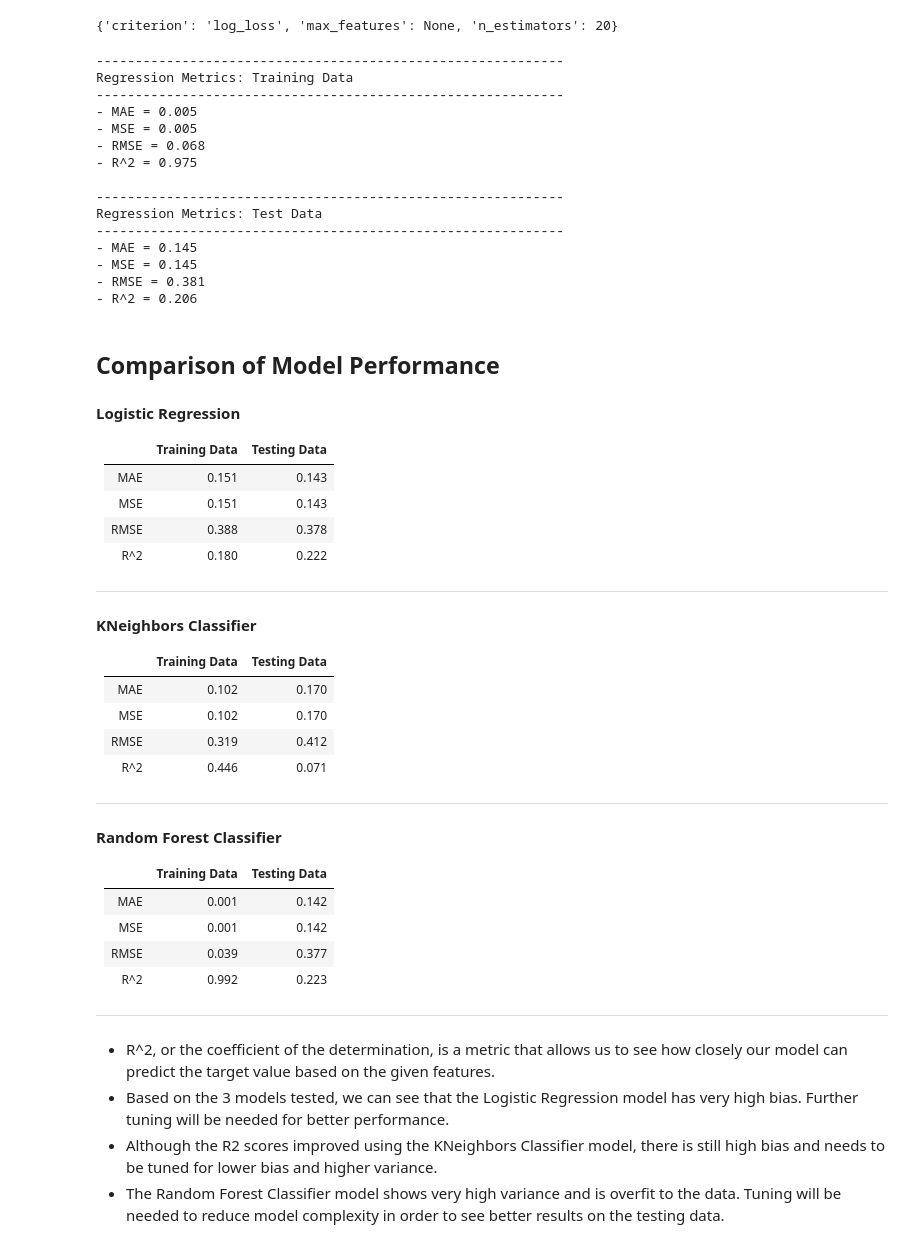
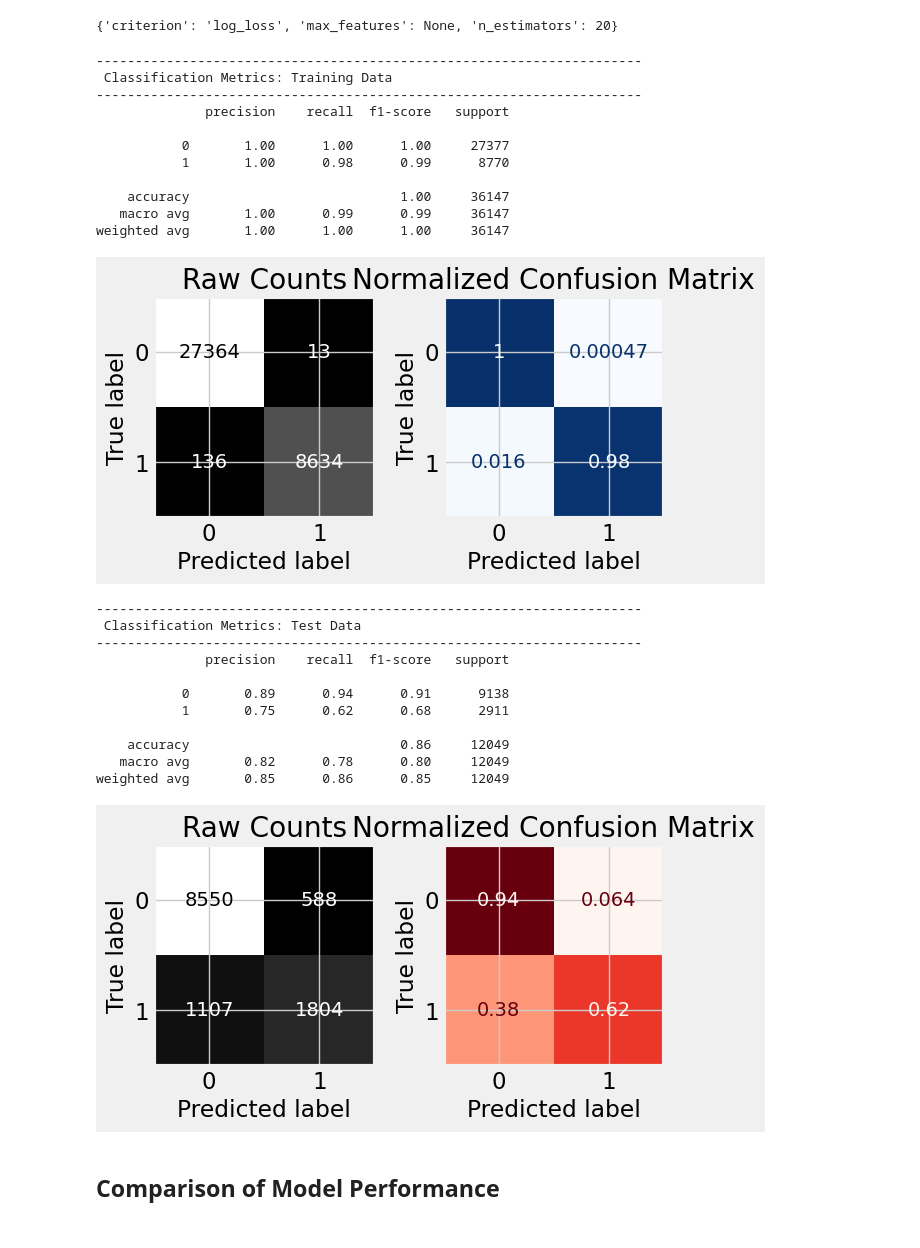
Before and after one commit to NemesisCrociata/Prediction-of-Adult-Income, a Jupyter notebook: Prediction_of_Adult_Income.ipynb, the cells around one changed output. Drawn from its saved outputs; the diff is of its cells as text; code cells hidden in the pictures.

```diff
--- a/Prediction_of_Adult_Income.ipynb
+++ b/Prediction_of_Adult_Income.ipynb
@@ -1414,62 +1457,33 @@ gridsearch.best_params_
 # %%
 # The best parameters are called and stored in a variable.
 best_rf = gridsearch.best_estimator_
 
 # Metrics are called using the best parameters found using GridSearchCV.
-evaluate_regression(best_rf, X_train_tf, y_train, X_test_tf, y_test)
+evaluate_classification(best_rf, X_train_tf, y_train, X_test_tf, y_test)
 # %% [output]
-------------------------------------------------------------
-Regression Metrics: Training Data
-------------------------------------------------------------
-- MAE = 0.005
-- MSE = 0.005
-- RMSE = 0.068
-- R^2 = 0.975
+----------------------------------------------------------------------
+ Classification Metrics: Training Data
+----------------------------------------------------------------------
+              precision    recall  f1-score   support
 
-------------------------------------------------------------
-Regression Metrics: Test Data
-------------------------------------------------------------
-- MAE = 0.145
-- MSE = 0.145
-- RMSE = 0.381
-- R^2 = 0.206
+           0       1.00      1.00      1.00     27377
+           1       1.00      0.98      0.99      8770
+
+    accuracy                           1.00     36147
+   macro avg       1.00      0.99      0.99     36147
+weighted avg       1.00      1.00      1.00     36147
+[figure, added]
+----------------------------------------------------------------------
+ Classification Metrics: Test Data
+----------------------------------------------------------------------
+              precision    recall  f1-score   support
+
+           0       0.89      0.94      0.91      9138
+           1       0.75      0.62      0.68      2911
+
+    accuracy                           0.86     12049
+   macro avg       0.82      0.78      0.80     12049
+weighted avg       0.85      0.86      0.85     12049
+[figure, added]
 # %% [markdown]
 ## Comparison of Model Performance
-# %% [markdown]
-**Logistic Regression**
-
-  |  | Training Data | Testing Data |
-  | ------------- | ------------- | ------------ |
-  | MAE | 0.151 | 0.143 |
-  | MSE | 0.151 | 0.143 |
-  | RMSE | 0.388 | 0.378 |
-  | R^2 | 0.180 | 0.222 |
-
-----------
-
-**KNeighbors Classifier**
-
-  |  | Training Data | Testing Data |
-  | ------------- | ------------- | ------------ |
-  | MAE | 0.102 | 0.170 |
-  | MSE | 0.102 | 0.170 |
-  | RMSE | 0.319 | 0.412 |
-  | R^2 | 0.446 | 0.071 |
-
------------
-
-**Random Forest Classifier**
-
-  |  | Training Data | Testing Data |
-  | ------------- | ------------- | ------------ |
-  | MAE | 0.001 | 0.142 |
-  | MSE | 0.001 | 0.142 |
-  | RMSE | 0.039 | 0.377 |
-  | R^2 | 0.992 | 0.223 |
-
-  --------------
-
-  - R^2, or the coefficient of the determination, is a metric that allows us to see how closely our model can predict the target value based on the given features.
-- Based on the 3 models tested, we can see that the Logistic Regression model has very high bias. Further tuning will be needed for better performance.
-- Although the R2 scores improved using the KNeighbors Classifier model, there is still high bias and needs to be tuned for lower bias and higher variance.
-- The Random Forest Classifier model shows very high variance and is overfit to the data. Tuning will be needed to reduce model complexity in order to see better results on the testing data.
```
Also changed, not shown: parts of 8 cells of this notebook.
